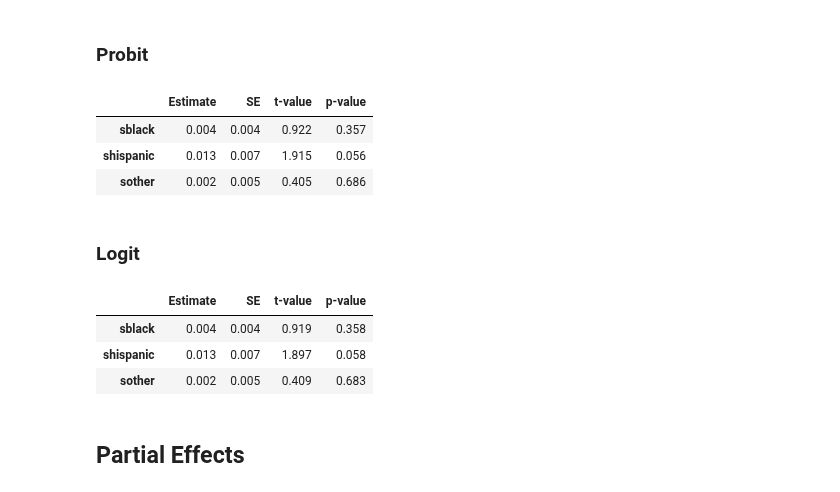
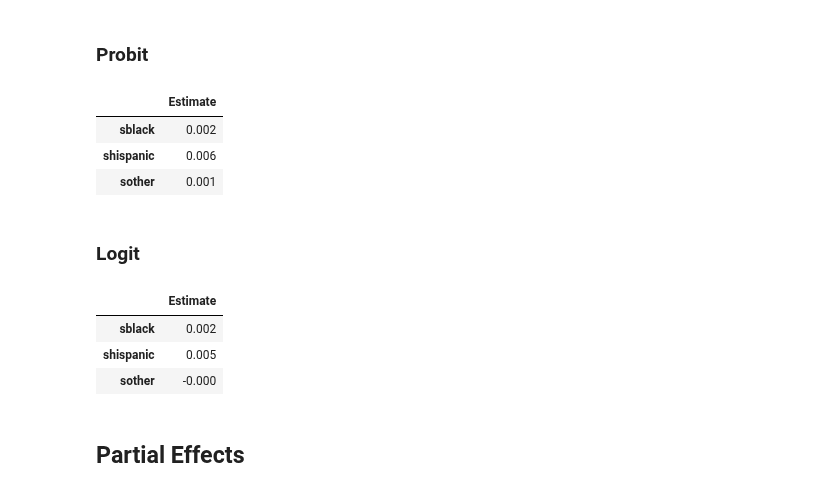
Before and after one commit to wzr768/AME-Clara-Theis-Ida, a Jupyter notebook: Project 3/Project 3.ipynb, the cells around one changed output. Drawn from its saved outputs; the diff is of its cells as text; code cells hidden in the pictures.

```diff
--- a/Project 3/Project 3.ipynb
+++ b/Project 3/Project 3.ipynb
@@ -157,25 +176,25 @@ Logit, y = anyuseofforce_coded
 # %%
 # Estimating the average partial effects
 indices = [x_lab.index('sblack'), x_lab.index('shisp'), x_lab.index('sother')]
 labels = ['sblack', 'shispanic', 'sother']
-probit.properties(x, probit_results['theta'],probit_results['cov'],print_out = True,se=True,indices=indices, labels = labels)
+probit.properties(x, probit_results['theta'],print_out = True,se=True,indices=indices, labels = labels)
 # %% [output]
-|  | Estimate | SE | t-value | p-value |
-| sblack | 0.004 | 0.004 | 0.922 | 0.357 |
-| shispanic | 0.013 | 0.007 | 1.915 | 0.056 |
-| sother | 0.002 | 0.005 | 0.405 | 0.686 |
+|  | Estimate |
+| sblack | 0.002 |
+| shispanic | 0.006 |
+| sother | 0.001 |
 # %% [markdown]
 ### Logit
 # %%
 # Estimating the average partial effects
 indices = [x_lab.index('sblack'), x_lab.index('shisp'), x_lab.index('sother')]
 labels = ['sblack', 'shispanic', 'sother']
-logit.properties(x, logit_results['theta'],logit_results['cov'],print_out = True,se=True,indices=indices, labels = labels)
+logit.properties(x, logit_results['theta'],print_out = True,se=True,indices=indices, labels = labels)
 # %% [output]
-|  | Estimate | SE | t-value | p-value |
-| sblack | 0.004 | 0.004 | 0.919 | 0.358 |
-| shispanic | 0.013 | 0.007 | 1.897 | 0.058 |
-| sother | 0.002 | 0.005 | 0.409 | 0.683 |
+|  | Estimate |
+| sblack | 0.002 |
+| shispanic | 0.005 |
+| sother | -0.000 |
 # %% [markdown]
 ## Partial Effects
 # %% [markdown]
```
Also changed, not shown: parts of 18 cells of this notebook, 2 other files.
